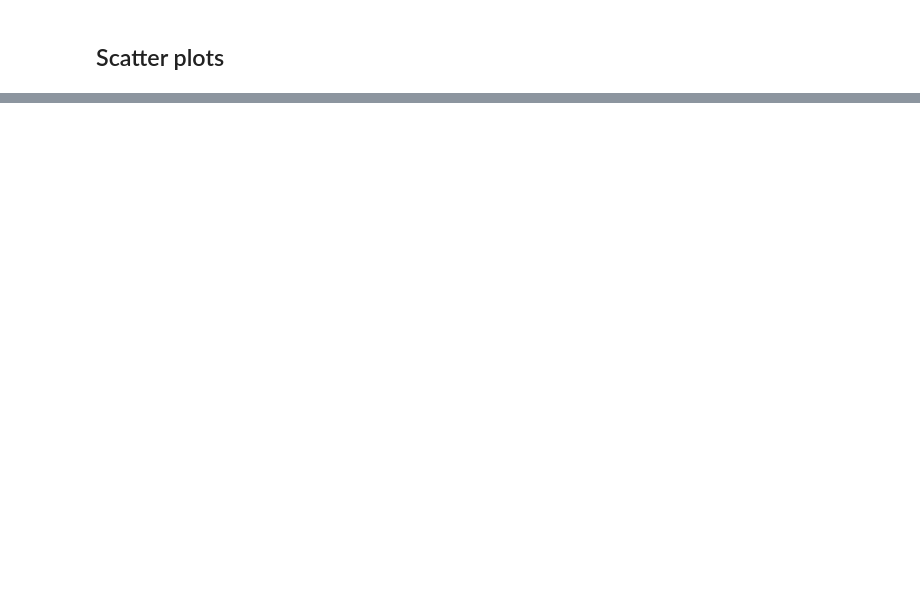
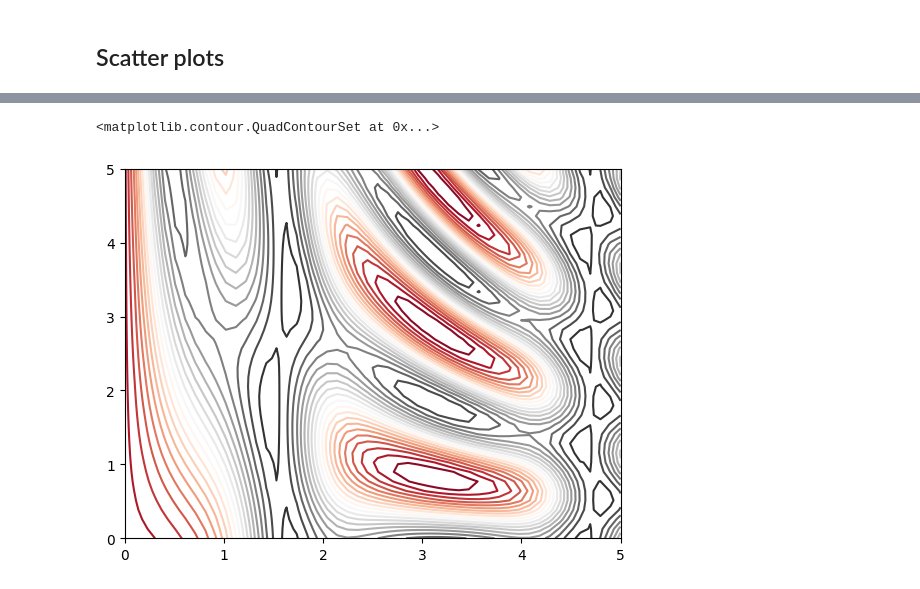
Before and after one commit to rcpsilva/Python_For_Data_Science, a Jupyter notebook: 2022-2/Python Notebooks/8_notebook_matplotlib.ipynb, the cells around one changed output, grey strips where cells are left out. Saved outputs shown, nothing was run; the diff lists cells and outputs as text; code cells hidden in the pictures; blank space fills up the shorter version.

```diff
--- a/2022-2/Python Notebooks/8_notebook_matplotlib.ipynb
+++ b/2022-2/Python Notebooks/8_notebook_matplotlib.ipynb
@@ -177,0 +197,5 @@ plt.ylabel(iris.feature_names[1]);
+# %%
+v
+# %% [output]
+<matplotlib.contour.QuadContourSet at 0x...>
+[figure, added]
```
Also changed, not shown: parts of 26 cells of this notebook.
